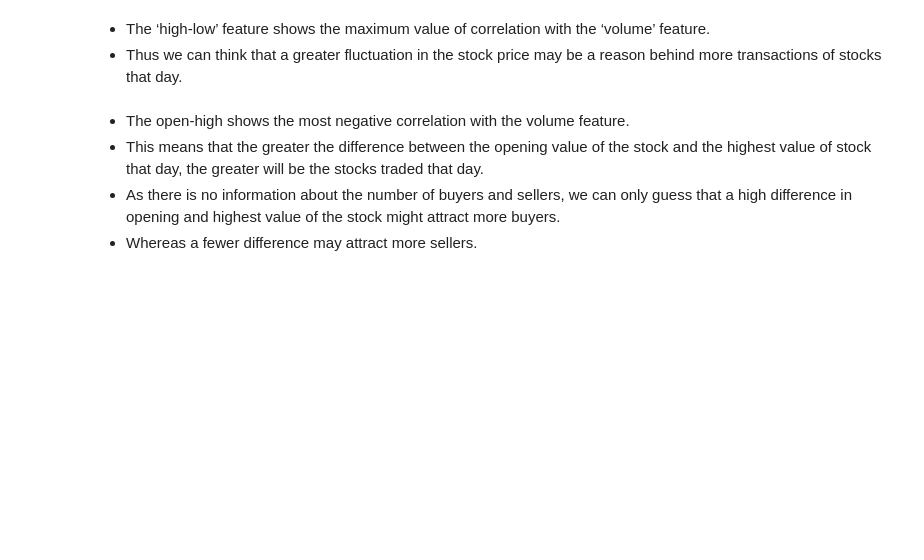
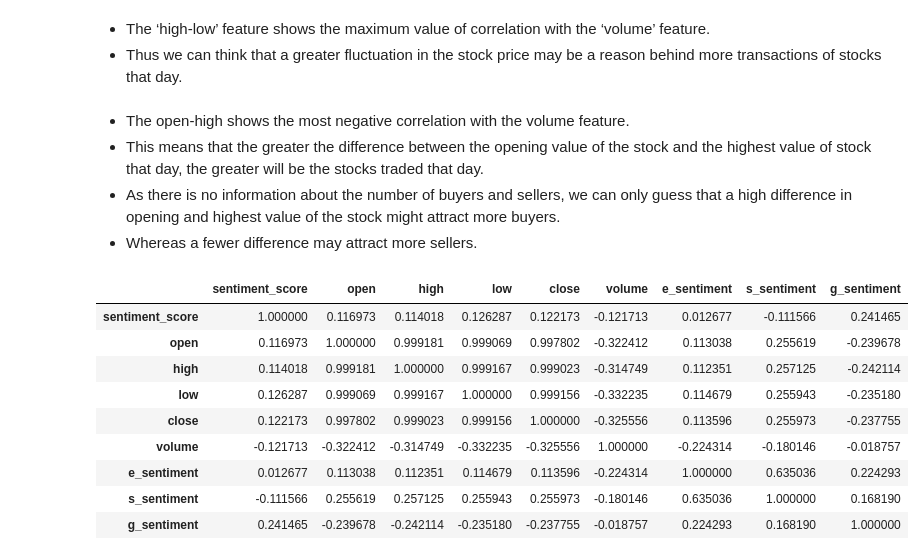
Before and after one commit to sahilfaizal01/Stock-Feature-Prediction-using-News-Based-ESG-Sentiment-Analysis, a Jupyter notebook: FDS_EDA_Stock_Price_Project.ipynb, the cells around one changed output. Cells and saved outputs as stored; diff of their text form; code cells hidden in the pictures; blank space fills up the shorter version.

```diff
--- a/FDS_EDA_Stock_Price_Project.ipynb
+++ b/FDS_EDA_Stock_Price_Project.ipynb
@@ -832,3 +890,16 @@ plt.savefig('Corr-cus-Matrix.png',dpi=400)
 * This means that the greater the difference between the opening value of the stock and the highest value of stock that day, the greater will be the stocks traded that day.
 * As there is no information about the number of buyers and sellers, we can only guess that a high difference in opening and highest value of the stock might attract more buyers.
 * Whereas a fewer difference may attract more sellers.
+# %%
+df[['sentiment_score','open','high','low','close','volume','e_sentiment','s_sentiment','g_sentiment']].corr()
+# %% [output]
+|  | sentiment_score | open | high | low | close | volume | e_sentiment | s_sentiment | g_sentiment |
+| sentiment_score | 1.000000 | 0.116973 | 0.114018 | 0.126287 | 0.122173 | -0.121713 | 0.012677 | -0.111566 | 0.241465 |
+| open | 0.116973 | 1.000000 | 0.999181 | 0.999069 | 0.997802 | -0.322412 | 0.113038 | 0.255619 | -0.239678 |
+| high | 0.114018 | 0.999181 | 1.000000 | 0.999167 | 0.999023 | -0.314749 | 0.112351 | 0.257125 | -0.242114 |
+| low | 0.126287 | 0.999069 | 0.999167 | 1.000000 | 0.999156 | -0.332235 | 0.114679 | 0.255943 | -0.235180 |
+| close | 0.122173 | 0.997802 | 0.999023 | 0.999156 | 1.000000 | -0.325556 | 0.113596 | 0.255973 | -0.237755 |
+| volume | -0.121713 | -0.322412 | -0.314749 | -0.332235 | -0.325556 | 1.000000 | -0.224314 | -0.180146 | -0.018757 |
+| e_sentiment | 0.012677 | 0.113038 | 0.112351 | 0.114679 | 0.113596 | -0.224314 | 1.000000 | 0.635036 | 0.224293 |
+| s_sentiment | -0.111566 | 0.255619 | 0.257125 | 0.255943 | 0.255973 | -0.180146 | 0.635036 | 1.000000 | 0.168190 |
+| g_sentiment | 0.241465 | -0.239678 | -0.242114 | -0.235180 | -0.237755 | -0.018757 | 0.224293 | 0.168190 | 1.000000 |
```
Also changed, not shown: parts of 4 cells of this notebook.
